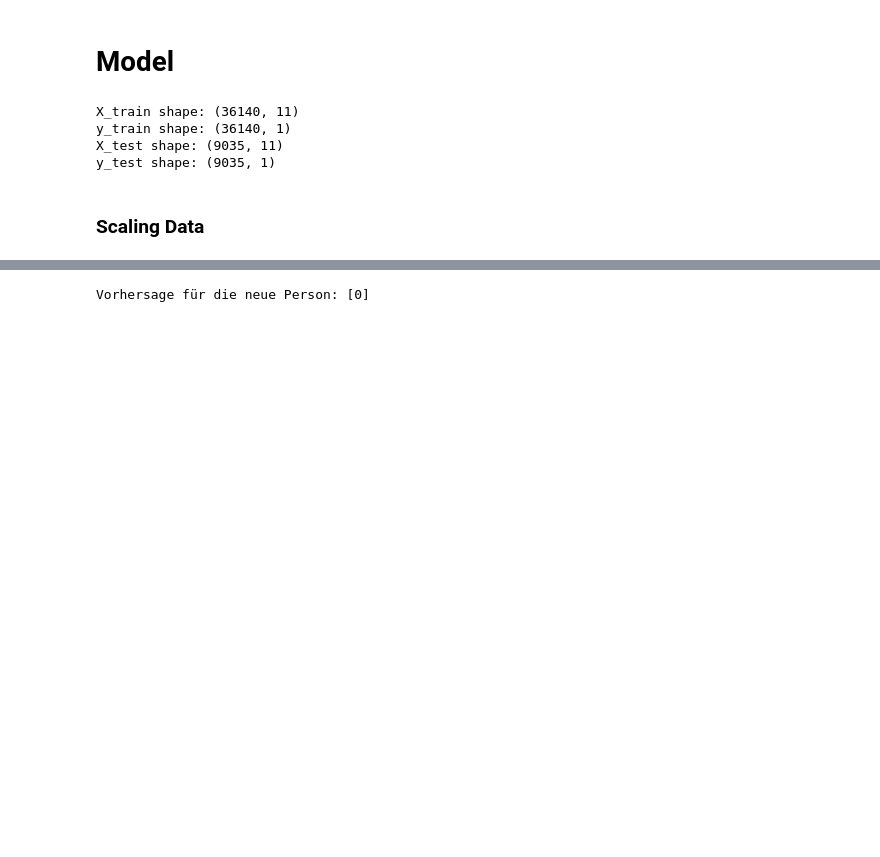
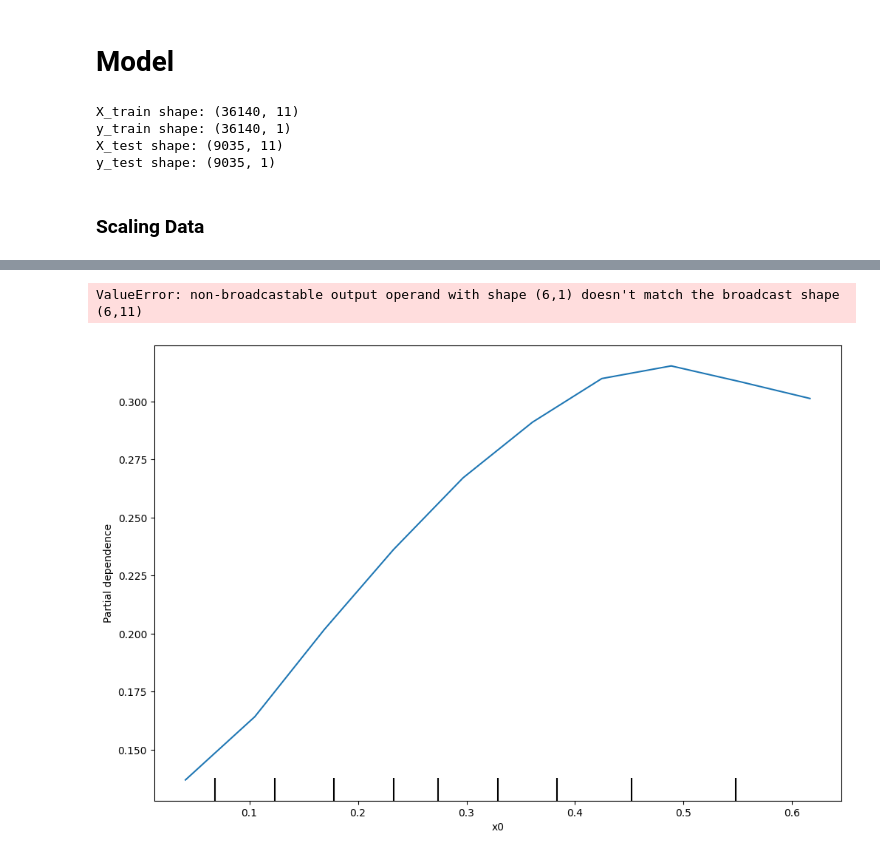
Before and after one commit to benedikt57/XAI, a Jupyter notebook: adult-income-k-nearest-neighbors-knn.ipynb, the cells around one changed output, grey strips where cells are left out. Drawn from its saved outputs; the diff is of its cells as text; code cells hidden in the pictures; blank space fills up the shorter version.

```diff
--- a/adult-income-k-nearest-neighbors-knn.ipynb
+++ b/adult-income-k-nearest-neighbors-knn.ipynb
@@ -359,7 +376,8 @@ from sklearn.preprocessing import MinMaxScaler
 
 st =MinMaxScaler()
 X_train = st.fit_transform(X_train)
-X_test = st.fit_transform(X_test)
+# X_test = st.fit_transform(X_test)
+X_test = st.transform(X_test)
 # %%
 #Find Best K
 # K = 20
@@ -471,9 +489,25 @@ junge_prime_hat_sich_bayern_inter_ausgesucht = pd.DataFrame({
 
 # Skalieren der Eingabedaten
 person_scaled = st.transform(junge_prime_hat_sich_bayern_inter_ausgesucht)
-
-# Vorhersage mit dem Modell
-prediction = model.predict(person_scaled)
-print("Vorhersage für die neue Person:", prediction)
-# %% [output]
-Vorhersage für die neue Person: [0]
+# %%
+from sklearn.inspection import PartialDependenceDisplay
+import matplotlib.pyplot as plt
+
+# Features, für die du die PDPs erstellen möchtest (z.B. 'age', 'education', 'hours-per-week')
+features = [0]  # Beispiel
+faktor = st.scale_[0]
+verschiebung = st.min_[0]
+
+
+# Erstelle die PDPs
+fig, ax = plt.subplots(figsize=(12, 8))  # Optional: Größere Darstellung für mehr Klarheit
+PartialDependenceDisplay.from_estimator(model, X_train, features, ax=ax, grid_resolution=10)
+
+# Titel hinzufügen
+plt.suptitle("Partial Dependence Plots (PDP)", fontsize=16)
+plt.subplots_adjust(top=0.9)  # Titel nicht verdecken
+
+plt.show()
+# %% [output]
+ValueError: non-broadcastable output operand with shape (6,1) doesn't match the broadcast shape (6,11)
+[figure, added]
```
Also changed, not shown: parts of 2 cells of this notebook, 2 other files.
